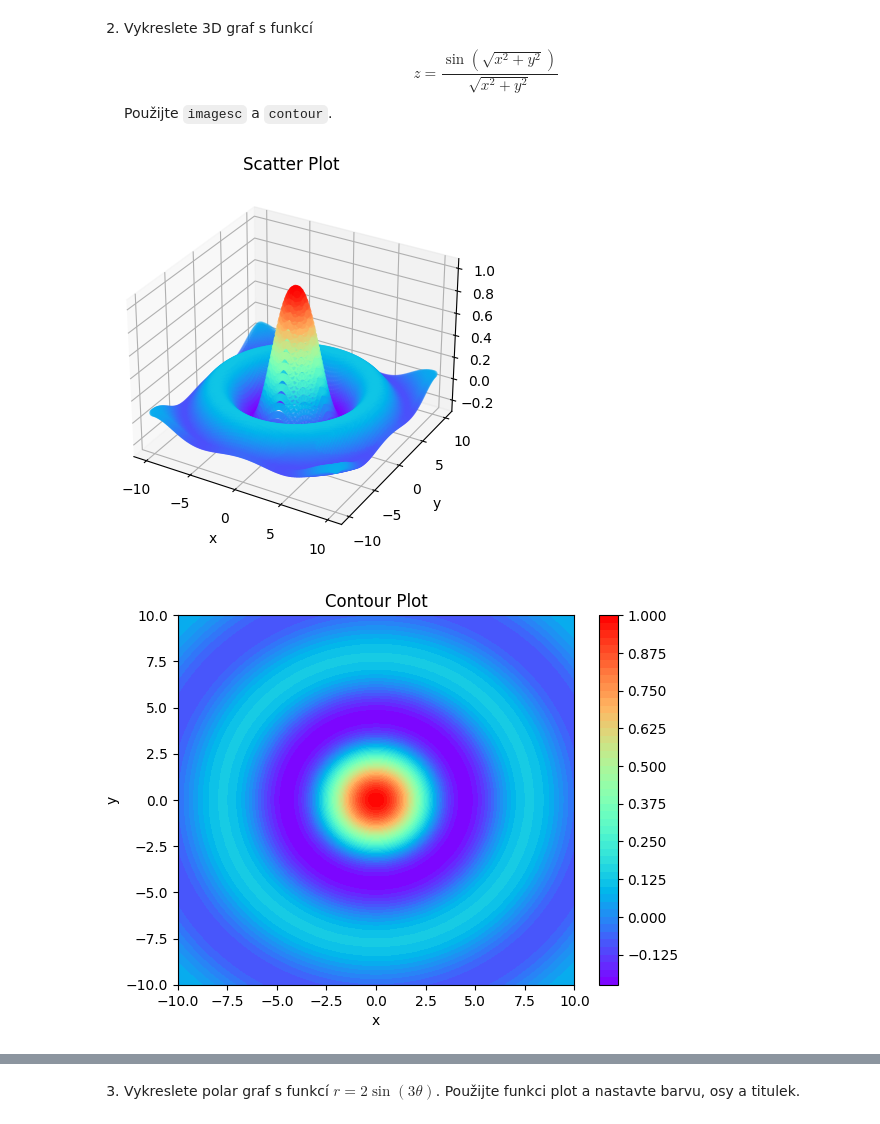
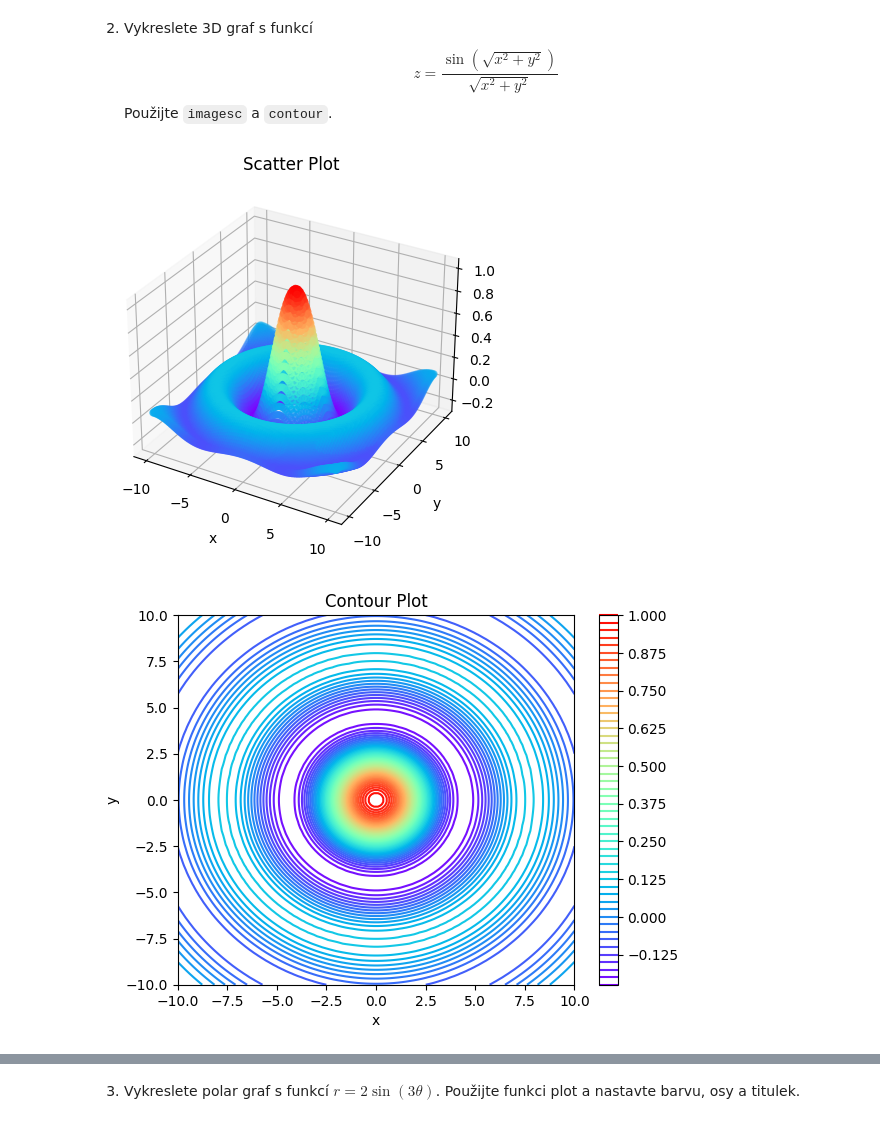
Before and after one commit to MAR0897/VVP_ukoly_MAR0897, a Jupyter notebook: 04_ukoly.ipynb, the cells around one changed output, grey strips where cells are left out. Drawn from its saved outputs; the diff is of its cells as text; code cells hidden in the pictures.

```diff
--- a/04_ukoly.ipynb
+++ b/04_ukoly.ipynb
@@ -22,35 +22,35 @@ axes.plot(markersize=16)
 # %%
 from mpl_toolkits import mplot3d
 
 x = np.linspace(-10, 10, 100)
 y = np.linspace(-10, 10, 100)
 X, Y = np.meshgrid(x, y)
 Z = np.sin(np.sqrt(X**2 + Y**2))/(np.sqrt(X**2 + Y**2))
 
 fig = plt.figure()
 axes = plt.axes(projection="3d")
 axes.scatter3D(X, Y, Z, c=Z, cmap='rainbow')
 plt.xlabel('x')
 plt.ylabel('y')
 plt.title('Scatter Plot')
 plt.show()
 
-plt.contourf(X, Y, Z, levels=50, cmap='rainbow')
+plt.contour(X, Y, Z, levels=50, cmap='rainbow')
 plt.colorbar()
 plt.xlabel('x')
 plt.ylabel('y')
 plt.title('Contour Plot')
 plt.show()
 
 plt.imshow(Z, extent=[-10, 10, -10, 10], cmap='rainbow')
 plt.colorbar()
 plt.xlabel('x')
 plt.ylabel('y')
 plt.title('Imagesc Plot')
 plt.show()
 # %% [output]
 [figure]
-[figure, old version]
+[figure, new version]
 [figure]
 # %% [markdown]
 
```
Also changed, not shown: parts of 5 cells of this notebook.
